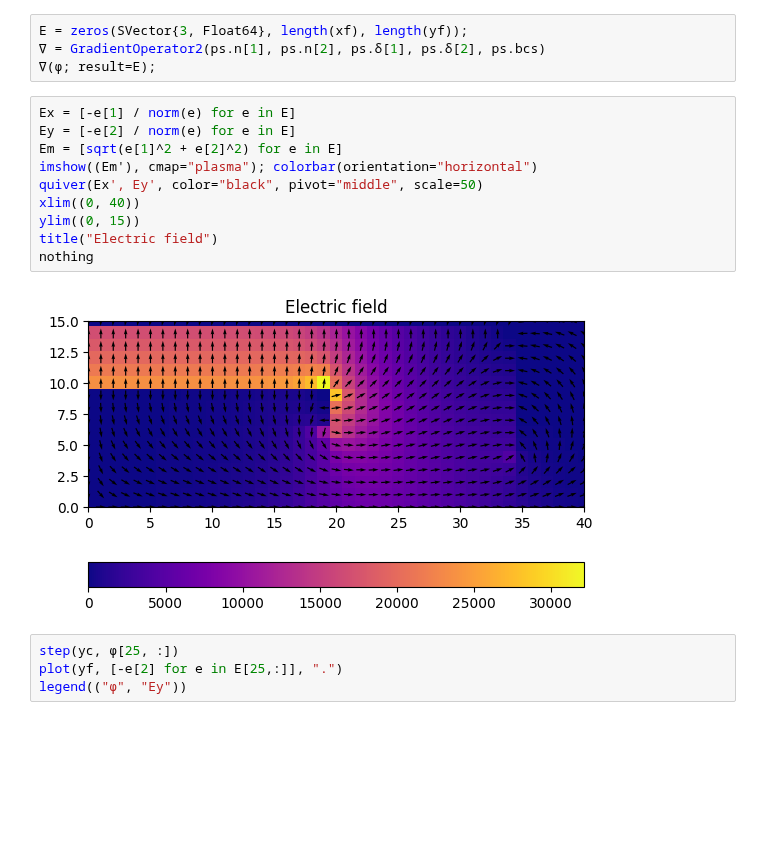
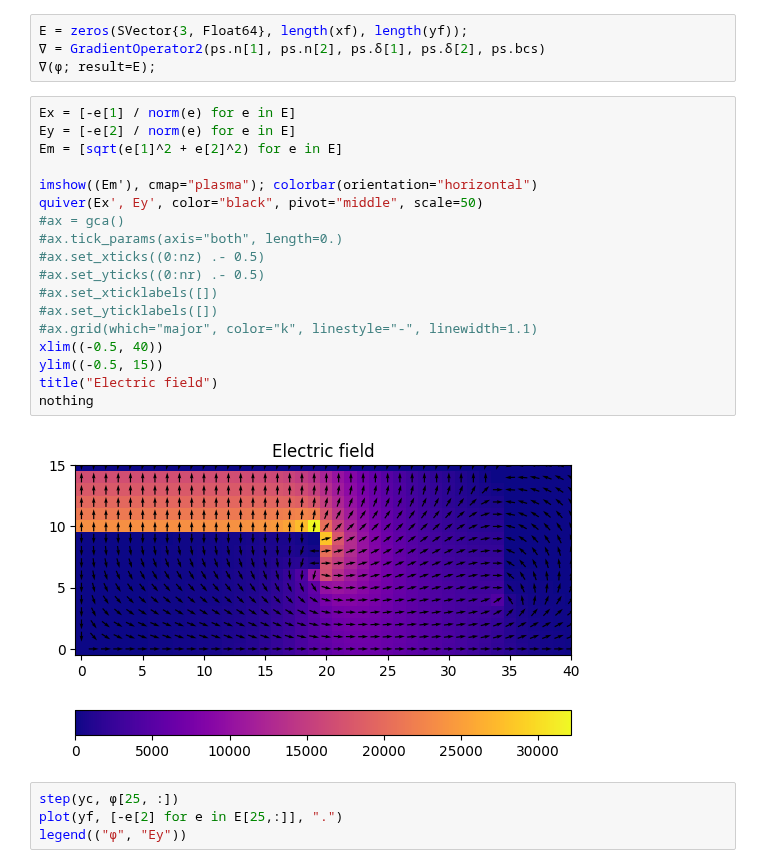
Before and after one commit to bchaber/pole, a Jupyter notebook: PoissonEquation.ipynb, the cells around one changed output. Cells and saved outputs as stored; diff of their text form; blank space fills up the shorter version.

Commit message:
Grid for imgshow

```diff
--- a/PoissonEquation.ipynb
+++ b/PoissonEquation.ipynb
@@ -365,15 +365,23 @@ E = zeros(SVector{3, Float64}, length(xf), length(yf));
 # %%
 Ex = [-e[1] / norm(e) for e in E]
 Ey = [-e[2] / norm(e) for e in E]
 Em = [sqrt(e[1]^2 + e[2]^2) for e in E]
+
 imshow((Em'), cmap="plasma"); colorbar(orientation="horizontal")
 quiver(Ex', Ey', color="black", pivot="middle", scale=50)
-xlim((0, 40))
-ylim((0, 15))
+#ax = gca()
+#ax.tick_params(axis="both", length=0.)
+#ax.set_xticks((0:nz) .- 0.5)
+#ax.set_yticks((0:nr) .- 0.5)
+#ax.set_xticklabels([])
+#ax.set_yticklabels([])
+#ax.grid(which="major", color="k", linestyle="-", linewidth=1.1)
+xlim((-0.5, 40))
+ylim((-0.5, 15))
 title("Electric field")
 nothing
 # %% [output]
-[figure, old version]
+[figure, new version]
 # %%
 step(yc, φ[25, :])
 plot(yf, [-e[2] for e in E[25,:]], ".")
```
Also changed, not shown: parts of 2 cells of this notebook.
